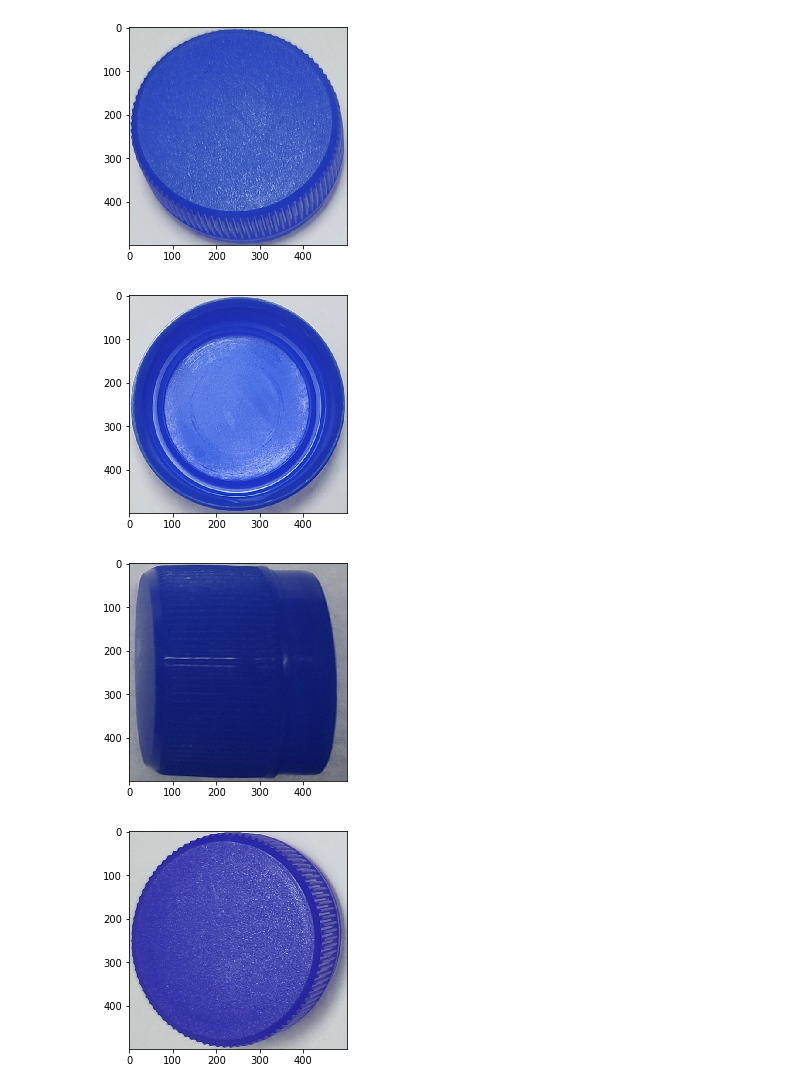
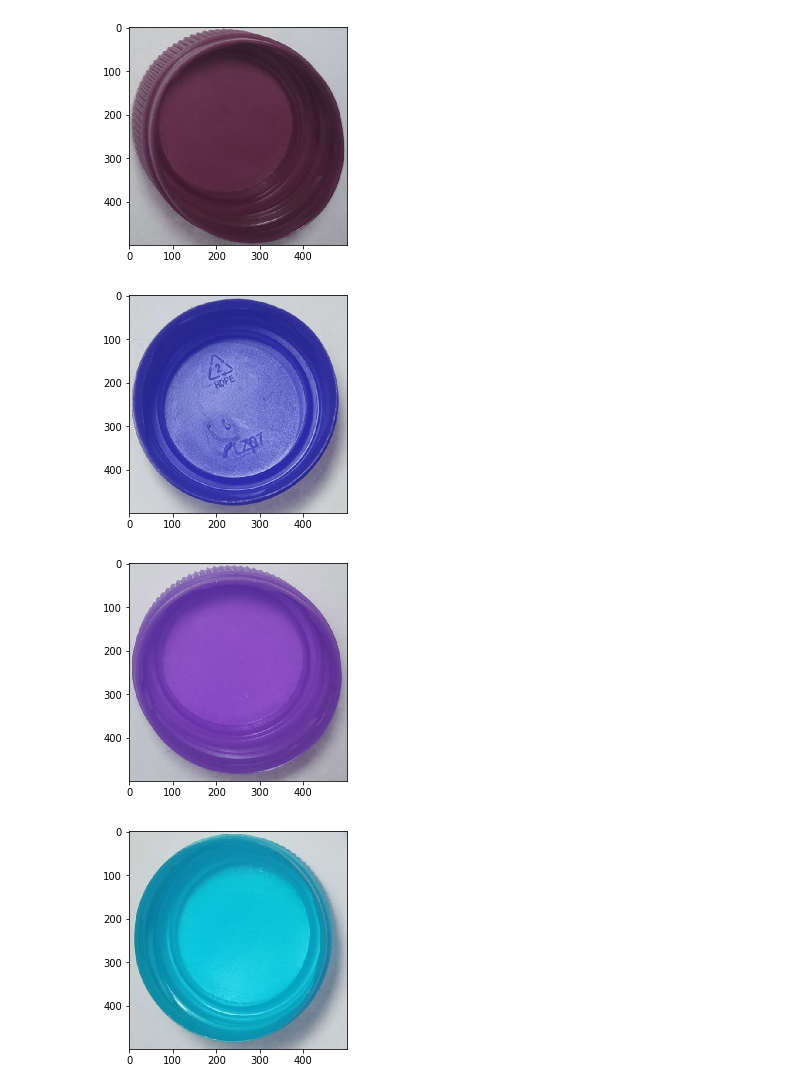
Before and after one commit to zhaoxuyang13/CapDetect, a Jupyter notebook: test(1).ipynb, the cells around one changed output. Saved outputs shown, nothing was run; the diff lists cells and outputs as text; code cells hidden in the pictures.

```diff
--- a/test(1).ipynb
+++ b/test(1).ipynb
@@ -40,7 +40,7 @@ def rotateImage(img, degree, pt1, pt2, pt3, pt4):
   imgOut = cv2.resize(imgOut, (500, 500))
   return imgOut;
 # %%
-origin = cv2.imread("./dones/IMG_20191218_155504.jpg")
+origin = cv2.imread("./wrong/IMG_20191221_100955.jpg")
 hsv = cv2.cvtColor(origin,cv2.COLOR_BGR2HSV)
 
 # lower_blue = np.array([10,50,50])
@@ -73,6 +73,6 @@ blurred = cv2.medianBlur(gradient, 9)
 # %%
 (_, thresh) = cv2.threshold(blurred, 35, 255, cv2.THRESH_BINARY)
 plt.imshow(thresh)
-kernel = cv2.getStructuringElement(cv2.MORPH_RECT, (7, 7))
+kernel = cv2.getStructuringElement(cv2.MORPH_RECT, (9, 9))
 thresh = cv2.morphologyEx(thresh, cv2.MORPH_CLOSE, kernel)
 # %% [output]
@@ -87,5 +87,5 @@ plt.imshow(cl)
 # %%
-kernel = cv2.getStructuringElement(cv2.MORPH_RECT, (35, 35))
+kernel = cv2.getStructuringElement(cv2.MORPH_RECT, (30, 30))
 closed = cv2.morphologyEx(cl, cv2.MORPH_CLOSE, kernel)
 plt.imshow(closed)
 # %% [output]
@@ -106,7 +106,7 @@ ct = 0
 ls = []
 res = np.copy(origin)
 for c in cnts:
-    if len(c) <= 400:
+    if len(c) <= 300:
         continue
 #     print(c)
     ct = ct + 1
@@ -123,7 +123,7 @@ for c in cnts:
     filename = str(now.strftime("%d-%H-%M-%S"))
     num_of_pages = str(zxynb)
     filename = './'+filename + '_'+ num_of_pages +'.jpg'
-    cv2.imwrite(filename, imgOut)
+#     cv2.imwrite(filename, imgOut)
     zxynb = zxynb+1
     plt.imshow(imgOut)
     plt.figure()
@@ -167,4 +167,4 @@ print(ls)
-[figure, old version]
+[figure, new version]
-[figure, old version]
+[figure, new version]
-[figure, old version]
+[figure, new version]
-[figure, old version]
+[figure, new version]
```
Also changed, not shown: parts of 7 cells of this notebook, 5 other files.
